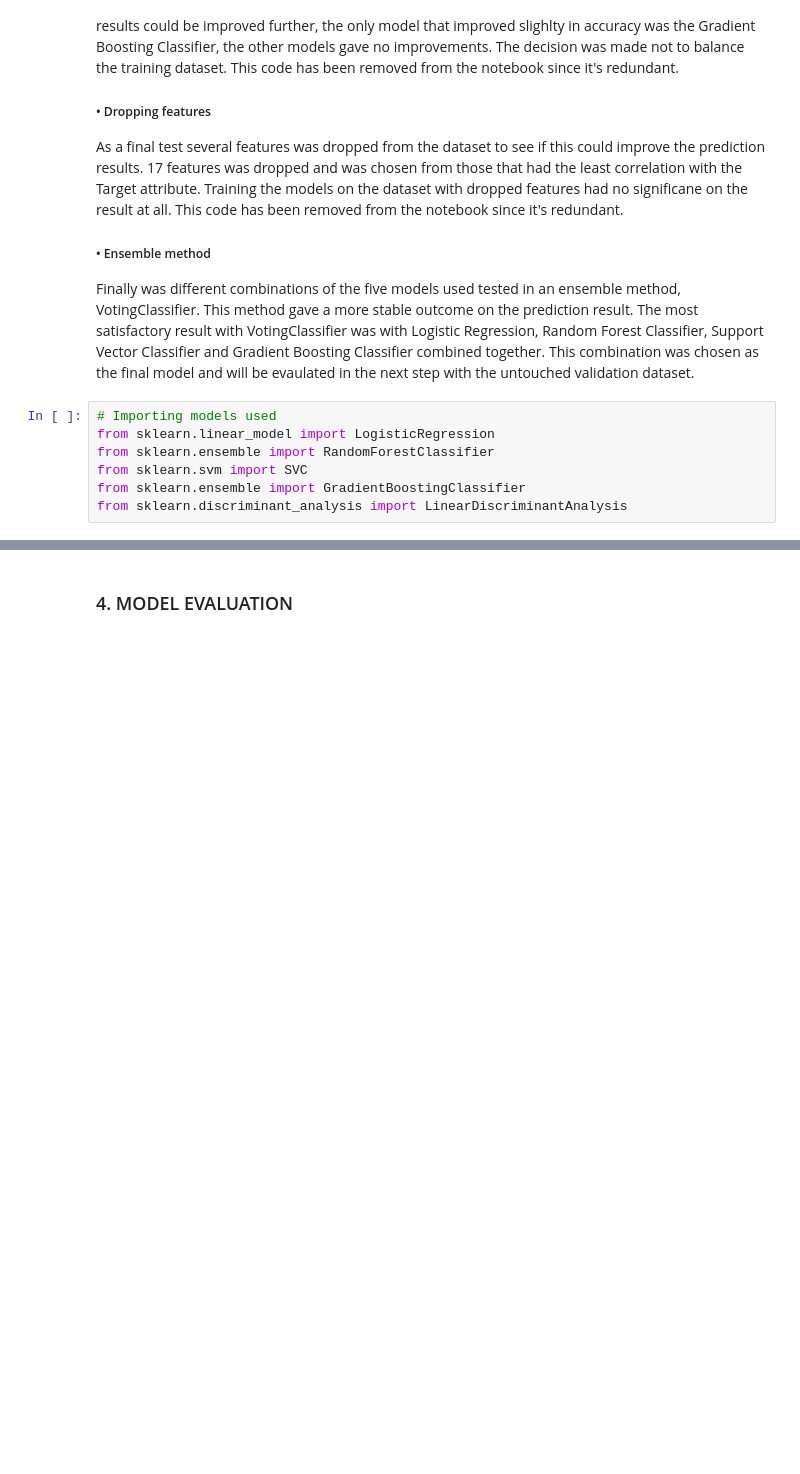
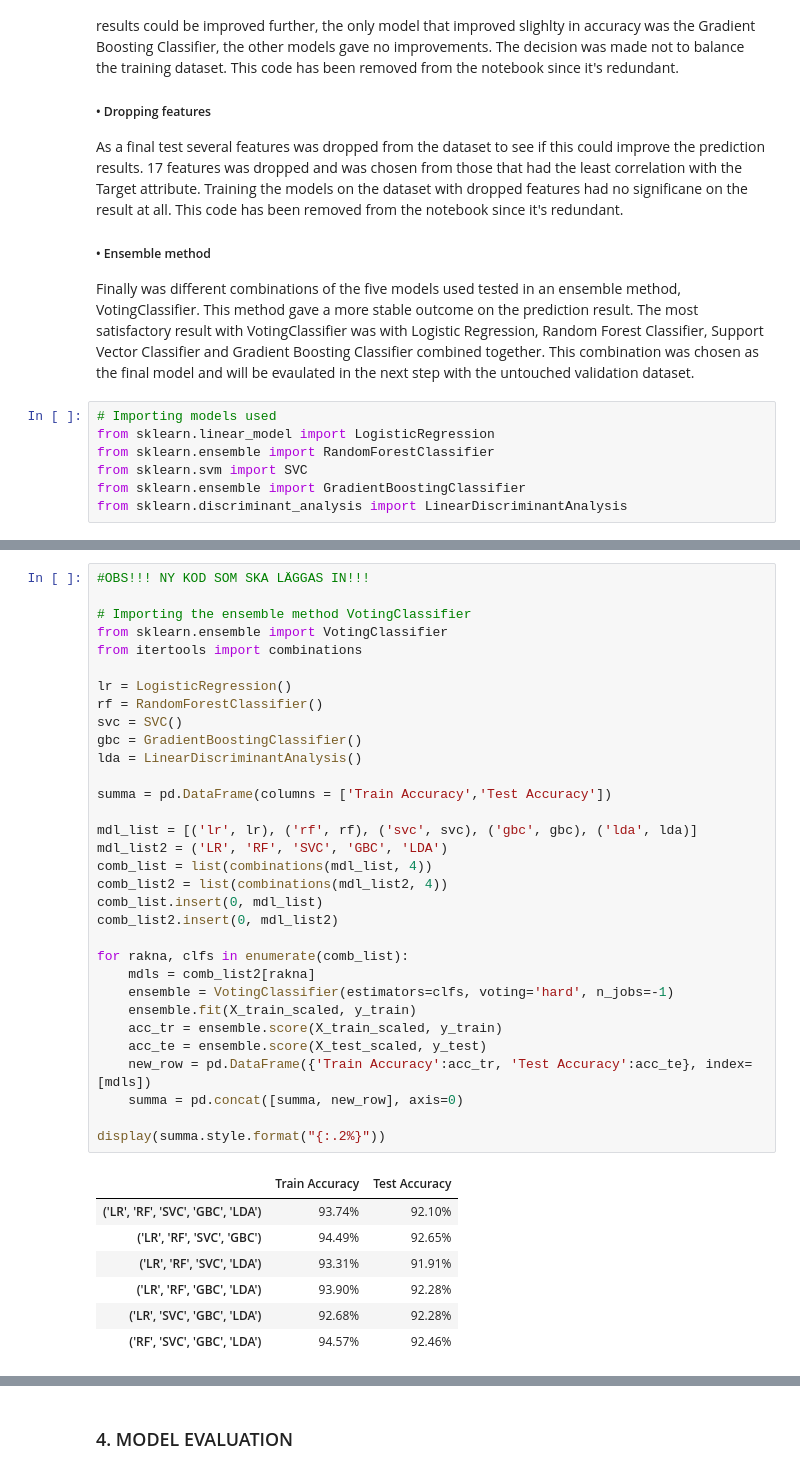
Before and after one commit to LLUhlin/data-science-project, a Jupyter notebook: student_final.ipynb, the cells around one changed output, grey strips where cells are left out. Drawn from its saved outputs; the diff is of its cells as text; blank space fills up the shorter version.

```diff
--- a/student_final.ipynb
+++ b/student_final.ipynb
@@ -404,3 +445,43 @@ display(sum.style.format("{:.2%}"))
+# %%
+#OBS!!! NY KOD SOM SKA LÄGGAS IN!!!
+
+# Importing the ensemble method VotingClassifier
+from sklearn.ensemble import VotingClassifier
+from itertools import combinations
+
+lr = LogisticRegression()
+rf = RandomForestClassifier()
+svc = SVC()
+gbc = GradientBoostingClassifier()
+lda = LinearDiscriminantAnalysis()
+
+summa = pd.DataFrame(columns = ['Train Accuracy','Test Accuracy'])
+
+mdl_list = [('lr', lr), ('rf', rf), ('svc', svc), ('gbc', gbc), ('lda', lda)]
+mdl_list2 = ('LR', 'RF', 'SVC', 'GBC', 'LDA')
+comb_list = list(combinations(mdl_list, 4))
+comb_list2 = list(combinations(mdl_list2, 4))
+comb_list.insert(0, mdl_list)
+comb_list2.insert(0, mdl_list2)
+
+for rakna, clfs in enumerate(comb_list):
+    mdls = comb_list2[rakna]
+    ensemble = VotingClassifier(estimators=clfs, voting='hard', n_jobs=-1)
+    ensemble.fit(X_train_scaled, y_train)
+    acc_tr = ensemble.score(X_train_scaled, y_train)
+    acc_te = ensemble.score(X_test_scaled, y_test)
+    new_row = pd.DataFrame({'Train Accuracy':acc_tr, 'Test Accuracy':acc_te}, index=[mdls])
+    summa = pd.concat([summa, new_row], axis=0)
+
+display(summa.style.format("{:.2%}"))
+# %% [output]
+|  | Train Accuracy | Test Accuracy |
+| ('LR', 'RF', 'SVC', 'GBC', 'LDA') | 93.74% | 92.10% |
+| ('LR', 'RF', 'SVC', 'GBC') | 94.49% | 92.65% |
+| ('LR', 'RF', 'SVC', 'LDA') | 93.31% | 91.91% |
+| ('LR', 'RF', 'GBC', 'LDA') | 93.90% | 92.28% |
+| ('LR', 'SVC', 'GBC', 'LDA') | 92.68% | 92.28% |
+| ('RF', 'SVC', 'GBC', 'LDA') | 94.57% | 92.46% |
 # %% [markdown]
 <a id="change-bnb-fit"></a>
 # %% [markdown]
```
Also changed, not shown: parts of 16 cells of this notebook, 1 other file.
